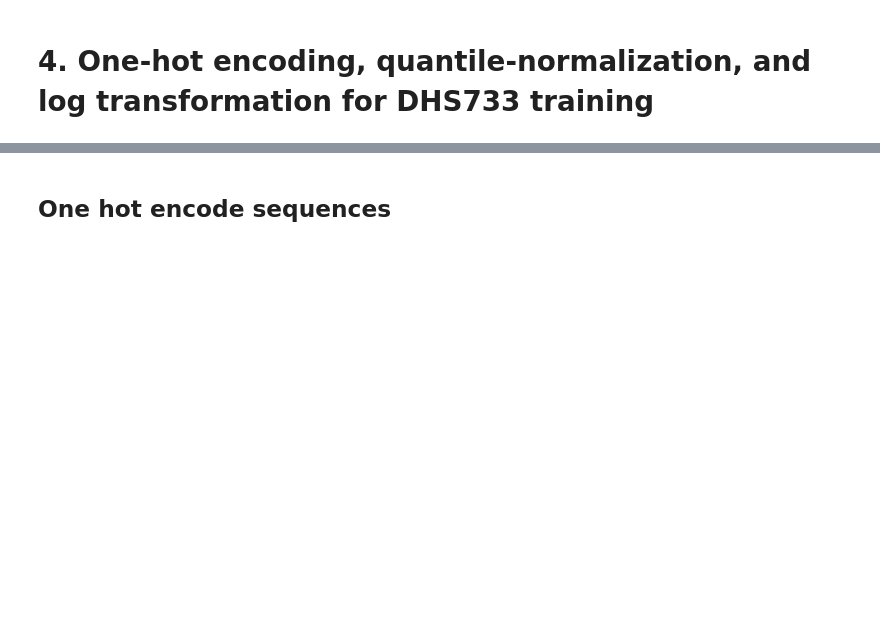
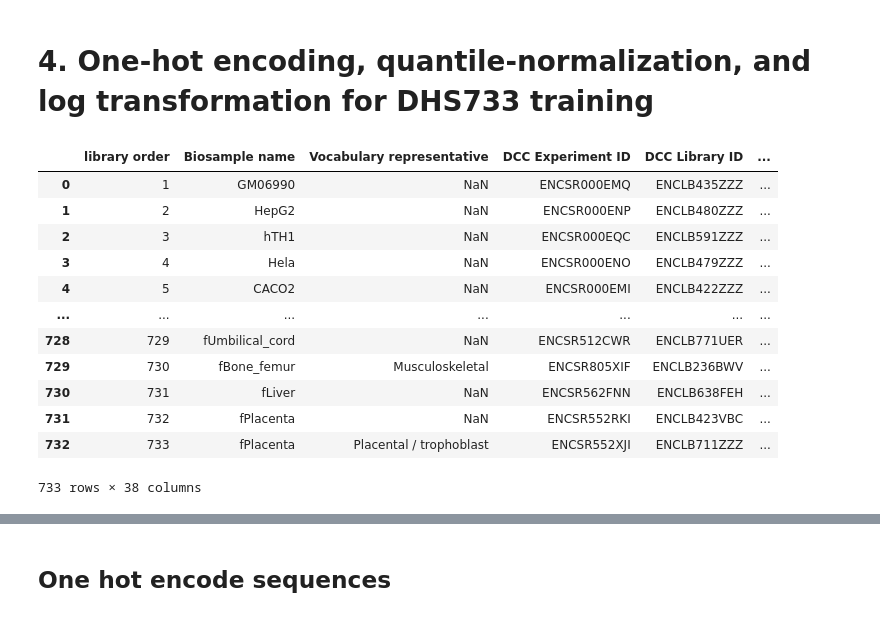
Before and after one commit to castillohair/enhancer-design, a Jupyter notebook: data/process_data_for_training.ipynb, the cells around one changed output, grey strips where cells are left out. Saved outputs shown, nothing was run; the diff lists cells and outputs as text; code cells hidden in the pictures; blank space fills up the shorter version.

```diff
--- a/data/process_data_for_training.ipynb
+++ b/data/process_data_for_training.ipynb
@@ -1691,8 +1647,22 @@ import tables
 os.makedirs('dhs733_training', exist_ok=True)
 # %%
 # Load biosample metadata
-biosample_metadata = pandas.read_csv('dhs_index/raw/DHS_Index_and_Vocabulary_metadata.tsv', sep='\t')
+biosample_metadata = pandas.read_csv('dhs_index/raw/DHS_Index_and_Vocabulary_metadata.tsv', sep='\t', skipfooter=1)
 biosample_metadata
+# %% [output]
+|  | library order | Biosample name | Vocabulary representative | DCC Experiment ID | DCC Library ID | ... |
+| 0 | 1 | GM06990 | NaN | ENCSR000EMQ | ENCLB435ZZZ | ... |
+| 1 | 2 | HepG2 | NaN | ENCSR000ENP | ENCLB480ZZZ | ... |
+| 2 | 3 | hTH1 | NaN | ENCSR000EQC | ENCLB591ZZZ | ... |
+| 3 | 4 | Hela | NaN | ENCSR000ENO | ENCLB479ZZZ | ... |
+| 4 | 5 | CACO2 | NaN | ENCSR000EMI | ENCLB422ZZZ | ... |
+| ... | ... | ... | ... | ... | ... | ... |
+| 728 | 729 | fUmbilical_cord | NaN | ENCSR512CWR | ENCLB771UER | ... |
+| 729 | 730 | fBone_femur | Musculoskeletal | ENCSR805XIF | ENCLB236BWV | ... |
+| 730 | 731 | fLiver | NaN | ENCSR562FNN | ENCLB638FEH | ... |
+| 731 | 732 | fPlacenta | NaN | ENCSR552RKI | ENCLB423VBC | ... |
+| 732 | 733 | fPlacenta | Placental / trophoblast | ENCSR552XJI | ENCLB711ZZZ | ... |
+733 rows × 38 columns
 # %%
 # Load DHS site metadata, including sequence
 # Code takes ~20s to run
```
Also changed, not shown: parts of 17 cells of this notebook.
